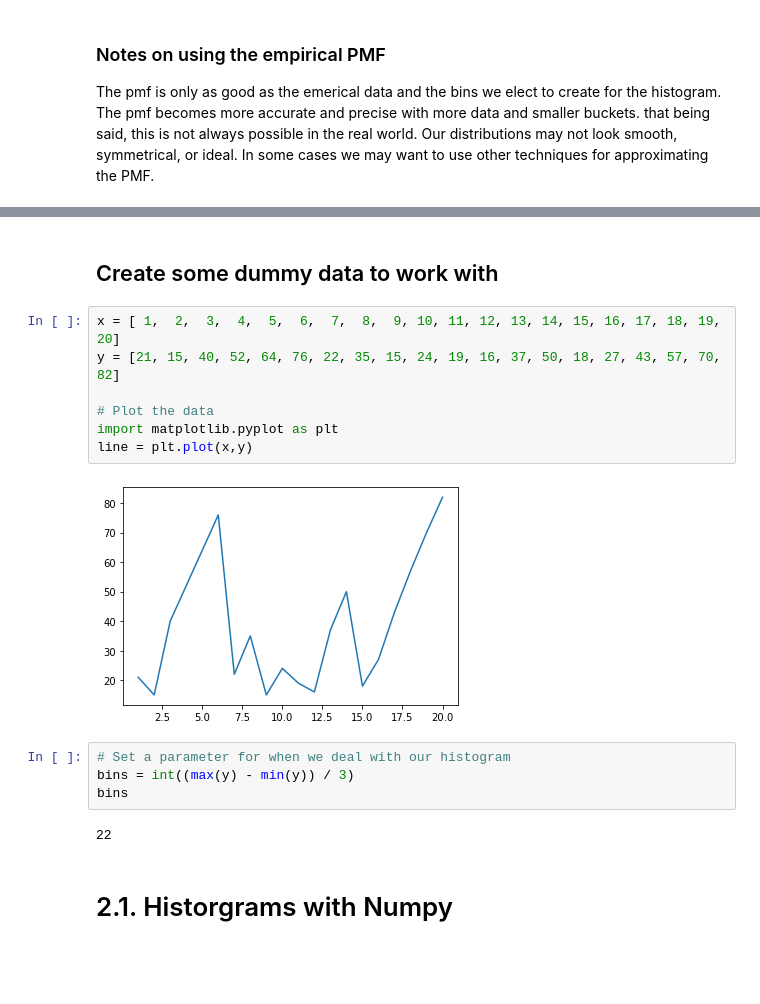
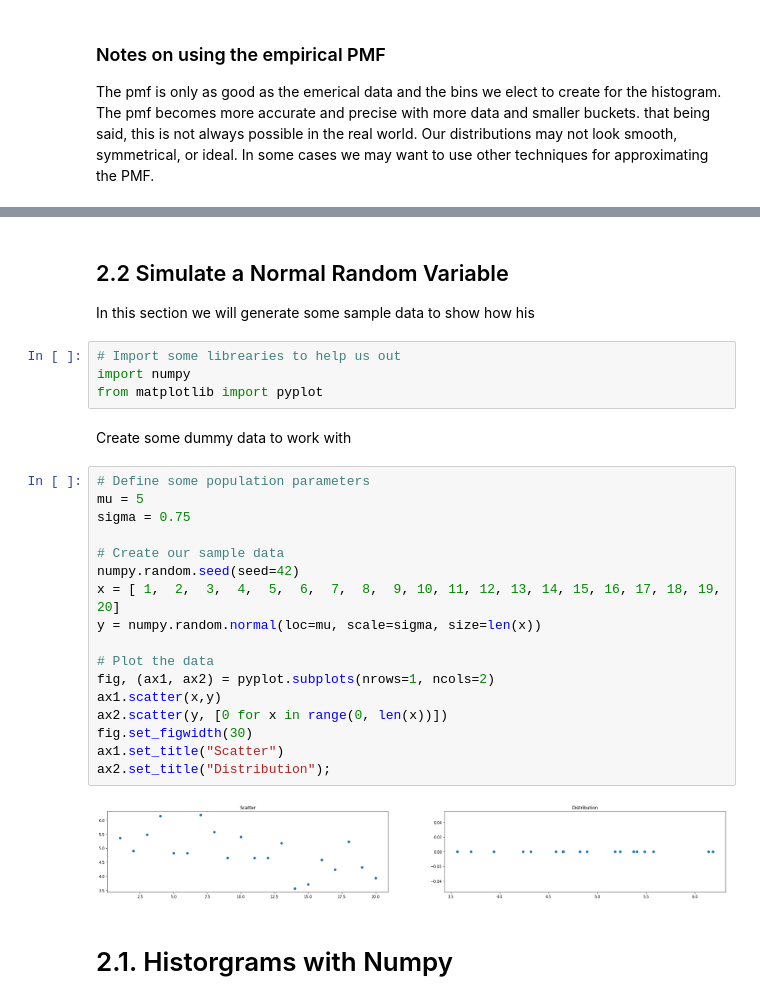
Before and after one commit to taylor-schneider/ml-training-jupyter-notebooks, a Jupyter notebook: Exploratory Data Analysis (EDA)/Histograms and Probability.ipynb, the cells around one changed output, grey strips where cells are left out. Cells and saved outputs as stored; diff of their text form; blank space fills up the shorter version.

```diff
--- a/Exploratory Data Analysis (EDA)/Histograms and Probability.ipynb
+++ b/Exploratory Data Analysis (EDA)/Histograms and Probability.ipynb
@@ -87,20 +265,31 @@ The pmf is only as good as the emerical data and the bins we elect to create for
+# %% [markdown]
+## 2.2 Simulate a Normal Random Variable
+In this section we will generate some sample data to show how his
+# %%
+# Import some librearies to help us out
+import numpy
+from matplotlib import pyplot
 # %% [markdown]
-## Create some dummy data to work with
+Create some dummy data to work with
-# %%
-x = [ 1,  2,  3,  4,  5,  6,  7,  8,  9, 10, 11, 12, 13, 14, 15, 16, 17, 18, 19, 20]
-y = [21, 15, 40, 52, 64, 76, 22, 35, 15, 24, 19, 16, 37, 50, 18, 27, 43, 57, 70, 82]
-
-# Plot the data
-import matplotlib.pyplot as plt
-line = plt.plot(x,y)
-# %% [output]
-[figure, removed]
-# %%
-# Set a parameter for when we deal with our histogram
-bins = int((max(y) - min(y)) / 3)
-bins
-# %% [output]
-22
+# %%
+# Define some population parameters
+mu = 5
+sigma = 0.75
+
+# Create our sample data
+numpy.random.seed(seed=42)
+x = [ 1,  2,  3,  4,  5,  6,  7,  8,  9, 10, 11, 12, 13, 14, 15, 16, 17, 18, 19, 20]
+y = numpy.random.normal(loc=mu, scale=sigma, size=len(x))
+
+# Plot the data
+fig, (ax1, ax2) = pyplot.subplots(nrows=1, ncols=2)
+ax1.scatter(x,y)
+ax2.scatter(y, [0 for x in range(0, len(x))])
+fig.set_figwidth(30)
+ax1.set_title("Scatter")
+ax2.set_title("Distribution");
+# %% [output]
+[figure, added]
 # %% [markdown]
 # 2.1. Historgrams with Numpy
 # %% [markdown]
```
Also changed, not shown: parts of 57 cells of this notebook, 12 other files.
